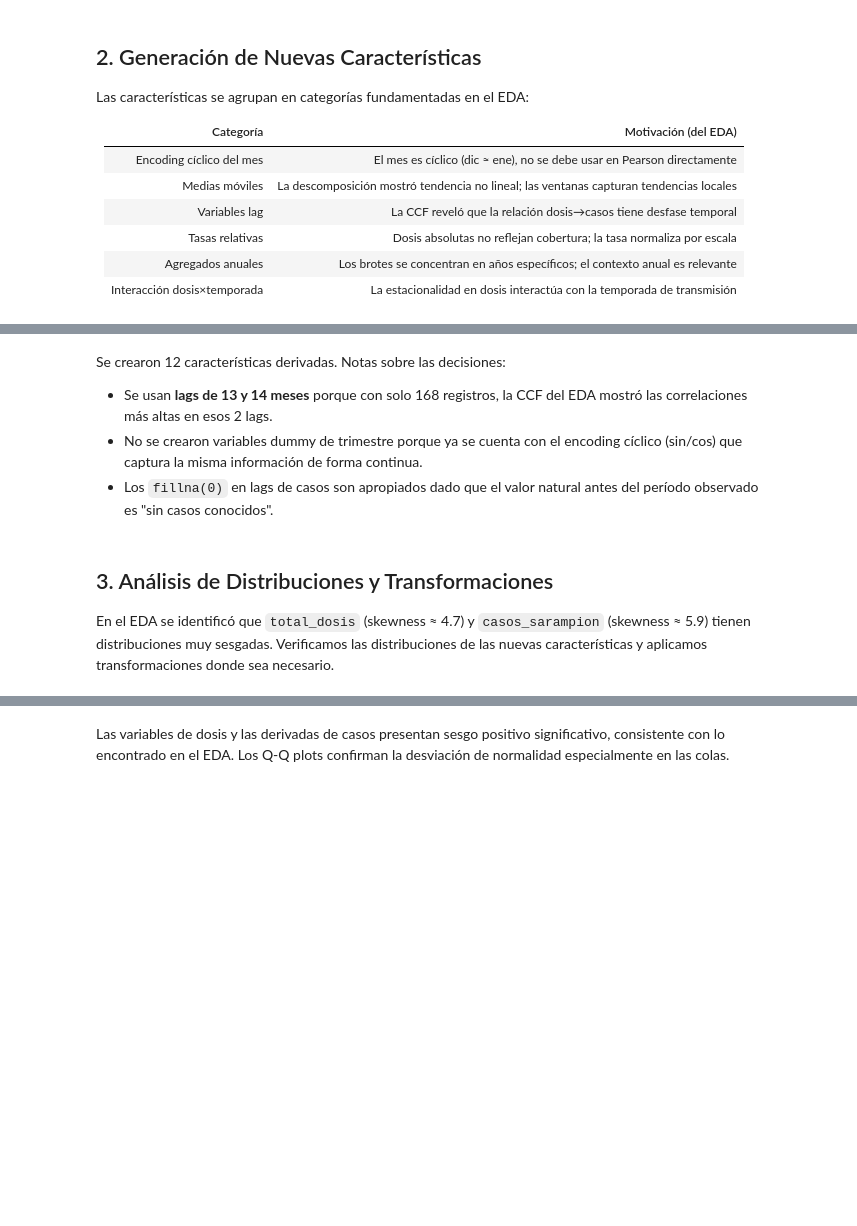
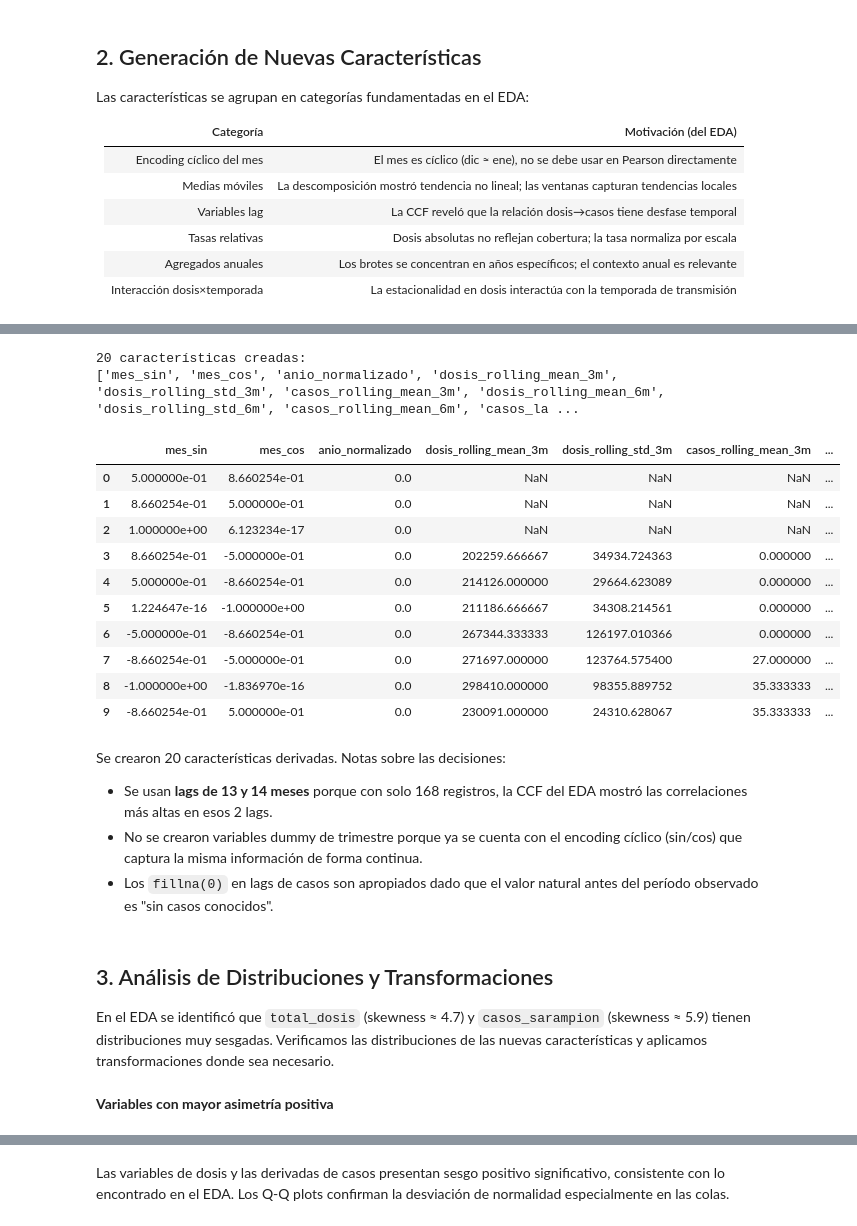
Before and after one commit to GeraP97/pi-equipo32, a Jupyter notebook: notebooks/Avance2.32.ipynb, the cells around one changed output, grey strips where cells are left out. Drawn from its saved outputs; the diff is of its cells as text; code cells hidden in the pictures; blank space fills up the shorter version.

```diff
--- a/notebooks/Avance2.32.ipynb
+++ b/notebooks/Avance2.32.ipynb
@@ -118,0 +137,67 @@ display(df_fe[nuevas].head())
+# %%
+df_fe = df.copy()
+
+# Encoding cíclico del mes
+df_fe["mes_sin"] = np.sin(2 * np.pi * df_fe["mes"] / 12)
+df_fe["mes_cos"] = np.cos(2 * np.pi * df_fe["mes"] / 12)
+
+df_fe["anio_normalizado"] = (
+    (df_fe["anio"] - df_fe["anio"].min()) /
+    (df_fe["anio"].max() - df_fe["anio"].min())
+)
+
+# Medias móviles (ventanas 3 y 6)
+for w in [3, 6]:
+    df_fe[f"dosis_rolling_mean_{w}m"] = (
+        df_fe["total_dosis"].shift(1).rolling(w, min_periods=w).mean()
+    )
+    df_fe[f"dosis_rolling_std_{w}m"] = (
+        df_fe["total_dosis"].shift(1).rolling(w, min_periods=w).std()
+    )
+    df_fe[f"casos_rolling_mean_{w}m"] = (
+        df_fe["casos_sarampion"].shift(1).rolling(w, min_periods=w).mean()
+    )
+
+# Lags 13 y 14
+for lag in [13, 14]:
+    df_fe[f"casos_lag_{lag}m"] = df_fe["casos_sarampion"].shift(lag)
+    df_fe[f"dosis_lag_{lag}m"] = df_fe["total_dosis"].shift(lag)
+
+# Derivadas entre lag13 y lag14
+df_fe["dosis_lag13_minus_lag14"] = df_fe["dosis_lag_13m"] - df_fe["dosis_lag_14m"]
+df_fe["dosis_lag13_div_lag14"] = df_fe["dosis_lag_13m"] / (df_fe["dosis_lag_14m"].replace(0, np.nan))
+
+# Tasa relativa
+df_fe["tasa_casos_por_millon_dosis"] = (
+    df_fe["casos_sarampion"] /
+    (df_fe["total_dosis"].replace(0, np.nan) / 1_000_000)
+)
+
+# Agregados anuales SIN fuga
+df_fe["casos_ytd"] = df_fe.groupby("anio")["casos_sarampion"].transform(lambda s: s.shift(1).cumsum())
+df_fe["dosis_ytd"] = df_fe.groupby("anio")["total_dosis"].transform(lambda s: s.shift(1).cumsum())
+
+#Temporada alta
+df_fe["temporada_alta"] = df_fe["mes"].isin(top_months).astype(int)
+df_fe["dosis_x_temporada_alta"] = df_fe["total_dosis"] * df_fe["temporada_alta"]
+
+df_fe = df_fe.replace([np.inf, -np.inf], np.nan)
+
+nuevas = [c for c in df_fe.columns if c not in df.columns]
+print(f"{len(nuevas)} características creadas:")
+print(nuevas)
+display(df_fe[nuevas].head(10))
+# %% [output]
+20 características creadas:
+['mes_sin', 'mes_cos', 'anio_normalizado', 'dosis_rolling_mean_3m', 'dosis_rolling_std_3m', 'casos_rolling_mean_3m', 'dosis_rolling_mean_6m', 'dosis_rolling_std_6m', 'casos_rolling_mean_6m', 'casos_la ...
+|  | mes_sin | mes_cos | anio_normalizado | dosis_rolling_mean_3m | dosis_rolling_std_3m | casos_rolling_mean_3m | ... |
+| 0 | 5.000000e-01 | 8.660254e-01 | 0.0 | NaN | NaN | NaN | ... |
+| 1 | 8.660254e-01 | 5.000000e-01 | 0.0 | NaN | NaN | NaN | ... |
+| 2 | 1.000000e+00 | 6.123234e-17 | 0.0 | NaN | NaN | NaN | ... |
+| 3 | 8.660254e-01 | -5.000000e-01 | 0.0 | 202259.666667 | 34934.724363 | 0.000000 | ... |
+| 4 | 5.000000e-01 | -8.660254e-01 | 0.0 | 214126.000000 | 29664.623089 | 0.000000 | ... |
+| 5 | 1.224647e-16 | -1.000000e+00 | 0.0 | 211186.666667 | 34308.214561 | 0.000000 | ... |
+| 6 | -5.000000e-01 | -8.660254e-01 | 0.0 | 267344.333333 | 126197.010366 | 0.000000 | ... |
+| 7 | -8.660254e-01 | -5.000000e-01 | 0.0 | 271697.000000 | 123764.575400 | 27.000000 | ... |
+| 8 | -1.000000e+00 | -1.836970e-16 | 0.0 | 298410.000000 | 98355.889752 | 35.333333 | ... |
+| 9 | -8.660254e-01 | 5.000000e-01 | 0.0 | 230091.000000 | 24310.628067 | 35.333333 | ... |
@@ -119,5 +207,5 @@ display(df_fe[nuevas].head())
 # %% [markdown]
-Se crearon 12 características derivadas. Notas sobre las decisiones:
+Se crearon 20 características derivadas. Notas sobre las decisiones:
 - Se usan **lags de 13 y 14 meses**  porque con solo 168 registros, la CCF del EDA mostró las correlaciones más altas en esos 2 lags.
 - No se crearon variables dummy de trimestre porque ya se cuenta con el encoding cíclico (sin/cos) que captura la misma información de forma continua.
 - Los `fillna(0)` en lags de casos son apropiados dado que el valor natural antes del período observado es "sin casos conocidos".
@@ -128 +225,3 @@ En el EDA se identificó que `total_dosis` (skewness ≈ 4.7) y `casos_sarampion
+# %% [markdown]
+**Variables con mayor asimetría positiva**
 # %%
```
Also changed, not shown: parts of 32 cells of this notebook, 2 other files.
